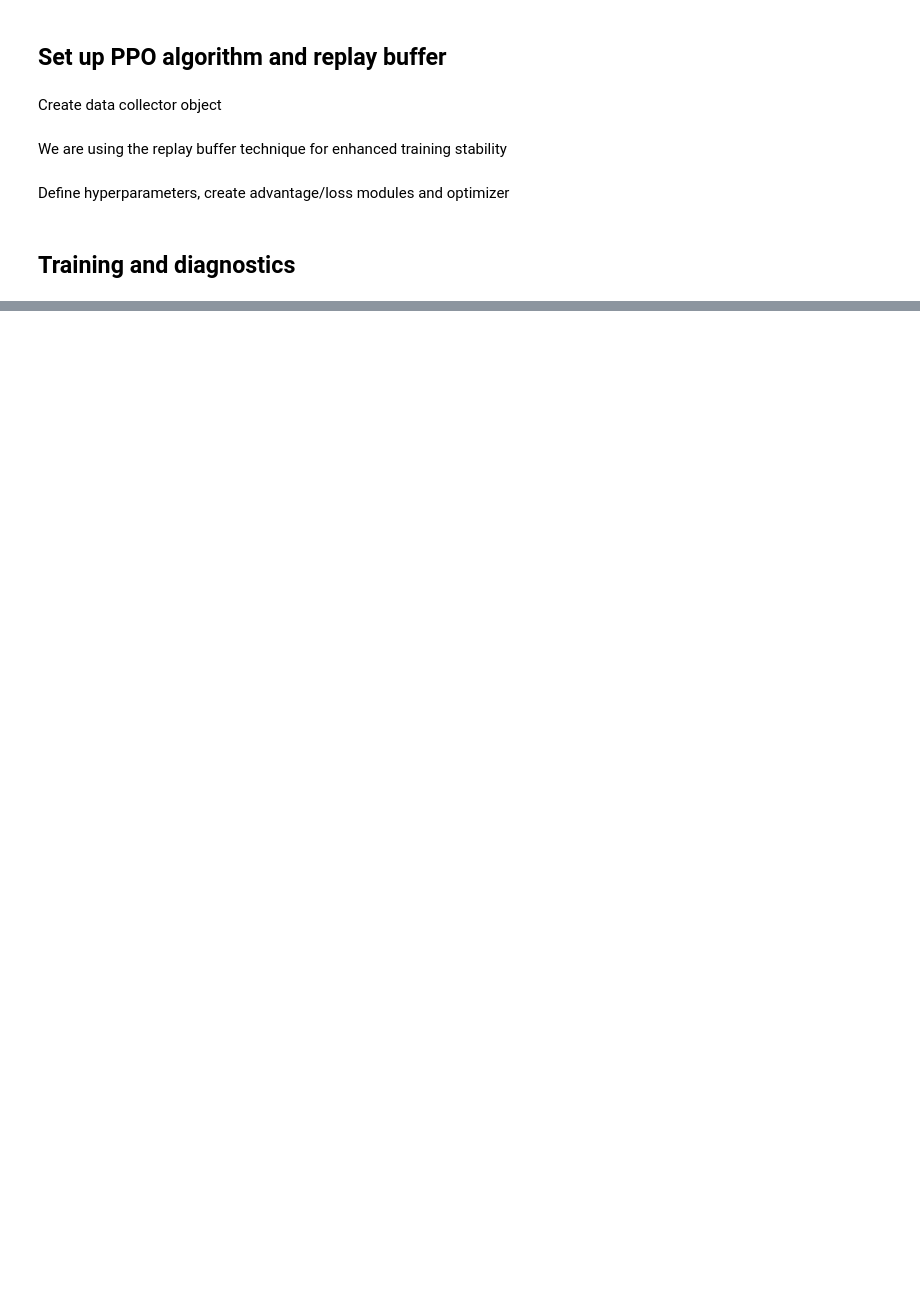
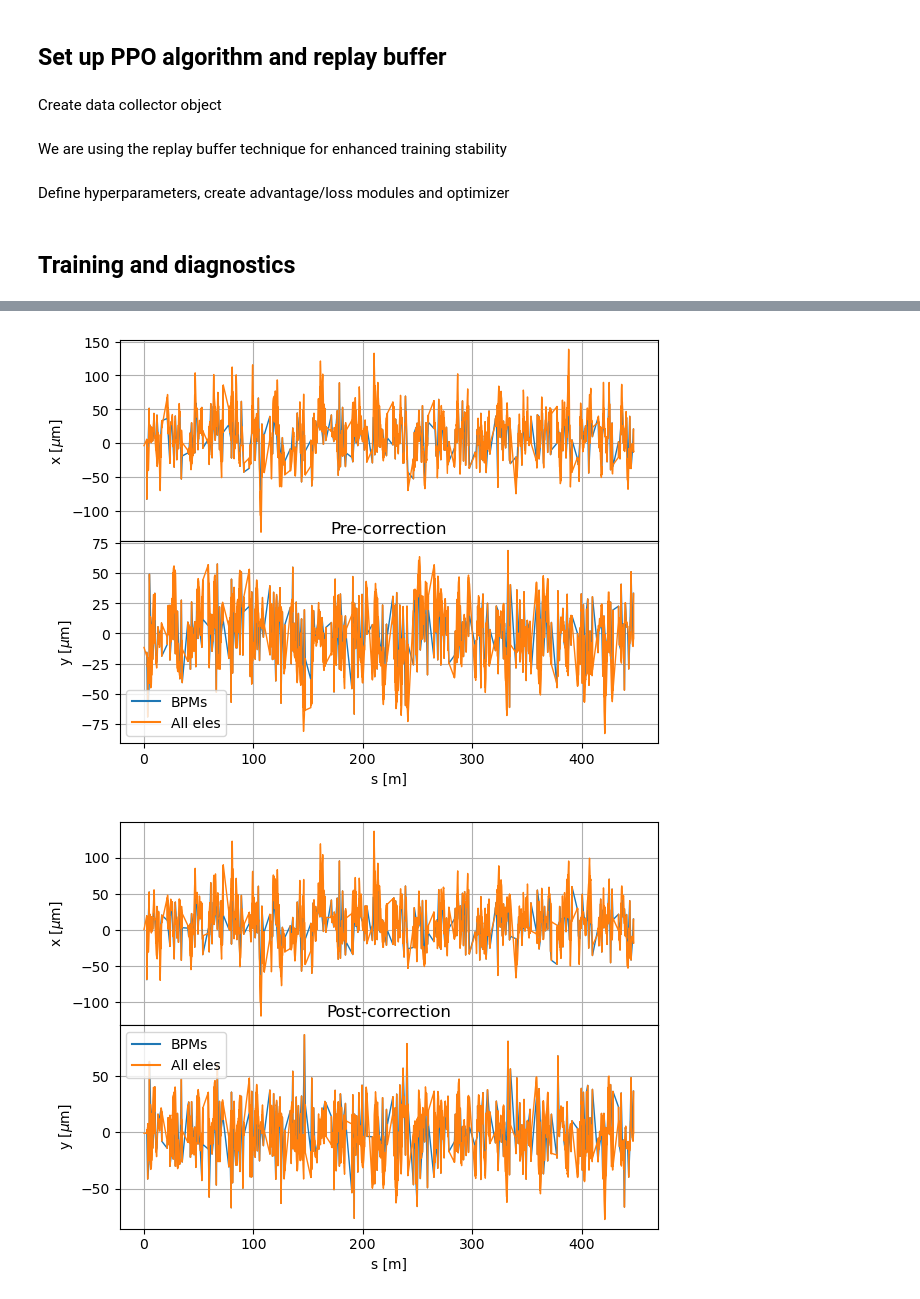
Before and after one commit to xuanhaoz/acceleratorML, a Jupyter notebook: rl_training.ipynb, the cells around one changed output, grey strips where cells are left out. Saved outputs shown, nothing was run; the diff lists cells and outputs as text; code cells hidden in the pictures; blank space fills up the shorter version.

```diff
--- a/rl_training.ipynb
+++ b/rl_training.ipynb
@@ -26,4 +27,7 @@ torch.autograd.set_detect_anomaly(True, True)
 ## Set up simulation environment
 # %% [markdown]
 Read lattices into memory
+# %%
+path_str = "./lattices/seed{x:03d}_pyAT_postRFcorrection"
+dir_path = "./lattices/"
 # %%
@@ -502,0 +536,4 @@ plt.show()
+# %%
+with set_exploration_type(ExplorationType.MEAN), torch.no_grad():
+    eval_rollout = env.rollout(1, policy_module)
+    print(eval_rollout)
@@ -502,0 +558,41 @@ plt.show()
+# %%
+ring = pickle.load(open(f"./lattices/seed001_pyAT_postRFcorrection", mode="rb"))
+# %%
+from utils_ext import getBPMreading
+import matplotlib.pyplot as plt
+
+actions = (eval_rollout["action"][0] * 1e-5)
+actions = actions.numpy(force=True)
+hcm = utils.getCorrectorStrengths(ring, 'x')
+vcm = utils.getCorrectorStrengths(ring, 'y')
+hcm_sep = len(hcm)
+cm = np.append(hcm, vcm)
+
+
+pre_offsets = getBPMreading(ring, makePlot=1)[1]
+fig = plt.gcf()
+print(fig.axes)
+for axis in fig.axes:
+    for line in axis.lines:
+        line.set_linewidth(1)
+    #line.set_data([[],[]])
+plt.title("Pre-correction")
+
+cm += actions[0]
+hcm = cm[:hcm_sep]
+vcm = cm[hcm_sep:]
+ring = utils.setCorrectorStrengths(ring, 'x', hcm, True)
+ring = utils.setCorrectorStrengths(ring, 'y', vcm, True)
+
+post_offsets = getBPMreading(ring, makePlot=1)[1]
+fig = plt.gcf()
+for axis in fig.axes:
+    for line in axis.lines:
+        line.set_linewidth(1)
+    #line.set_data([[],[]])
+plt.title("Post-correction")
+
+print(f"Pre-correction RMS [x, y]: {utils.rms(pre_offsets)}")
+print(f"Post-correction RMS [x, y]: {utils.rms(post_offsets)}")
+print(f"RMS delta [x, y]: {utils.rms(pre_offsets) - utils.rms(post_offsets)}")
+# %% [output]
@@ -502,0 +615,2 @@ plt.show()
+[figure, added]
+[figure, added]
```
Also changed, not shown: parts of 20 cells of this notebook, 2 other files.
